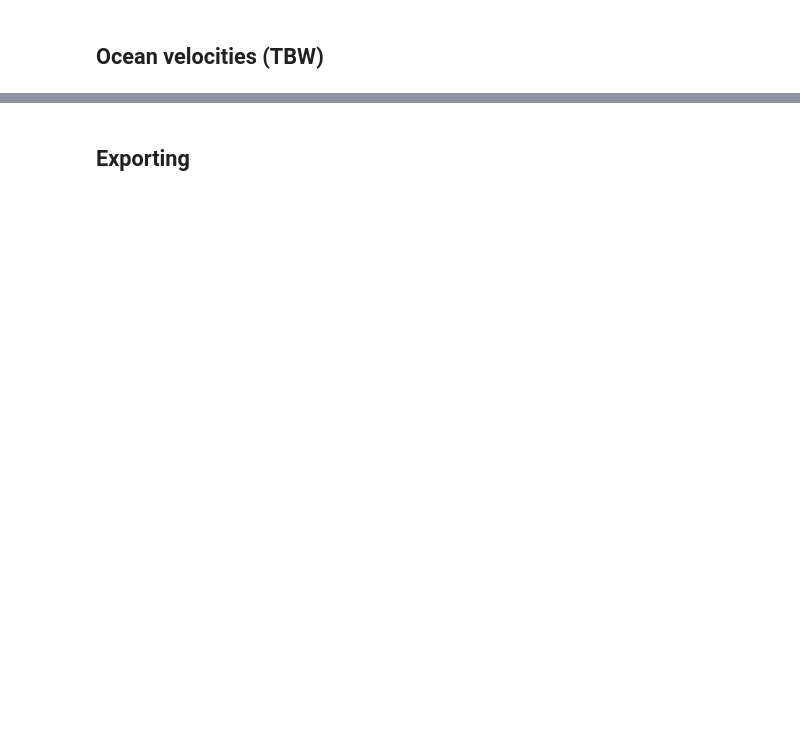
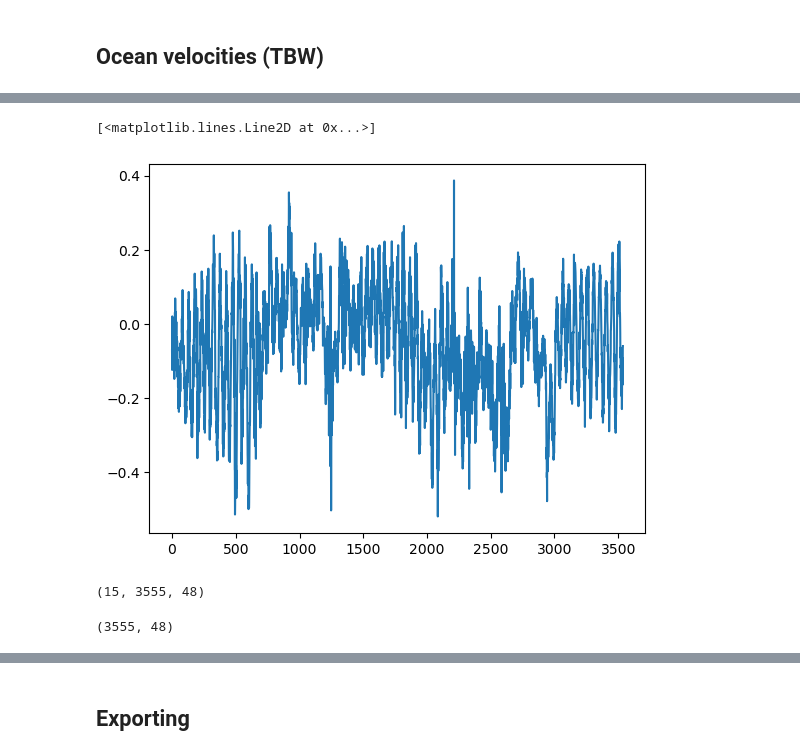
Before and after one commit to oyvfoss/pyiceproc, a Jupyter notebook: examples/Fleshed out example, M1-1 data.ipynb, the cells around one changed output, grey strips where cells are left out. Saved outputs shown, nothing was run; the diff lists cells and outputs as text; code cells hidden in the pictures; blank space fills up the shorter version.

```diff
--- a/examples/Fleshed out example, M1-1 data.ipynb
+++ b/examples/Fleshed out example, M1-1 data.ipynb
@@ -660,0 +565,8 @@ DX.Uice.attrs
+# %%
+fig, ax = plt.subplots()
+ax.plot(DX.Average_VelNorth.mean(dim = 'SAMPLE').mean(dim = 'BINS'))
+#ax.plot(DX.Average_VelUp2.mean(dim = 'SAMPLE').mean(dim = 'BINS'))
+#ax.plot(DX.ICE_IN_SAMPLE.mean(dim = 'SAMPLE').mean(dim = 'BINS'))
+# %% [output]
+[<matplotlib.lines.Line2D at 0x...>]
+[figure, added]
@@ -660,0 +582,8 @@ DX.Uice.attrs
+# %%
+(is_bump.cumsum(axis = 0)>0).shape
+# %% [output]
+(15, 3555, 48)
+# %%
+zeros_firstbin.shape
+# %% [output]
+(3555, 48)
```
Also changed, not shown: parts of 89 cells of this notebook, 3 other files.
